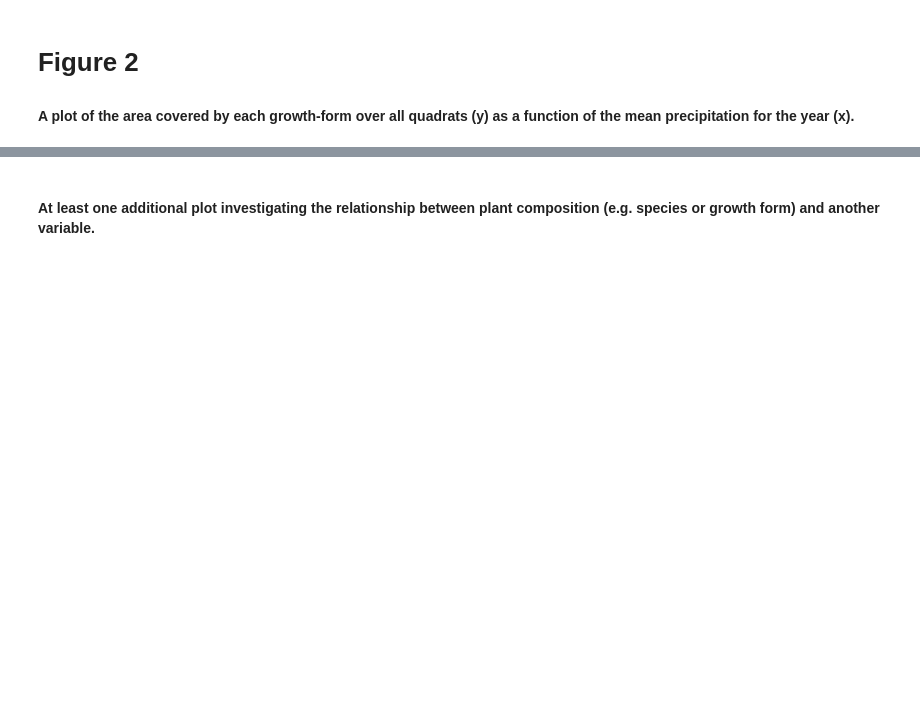
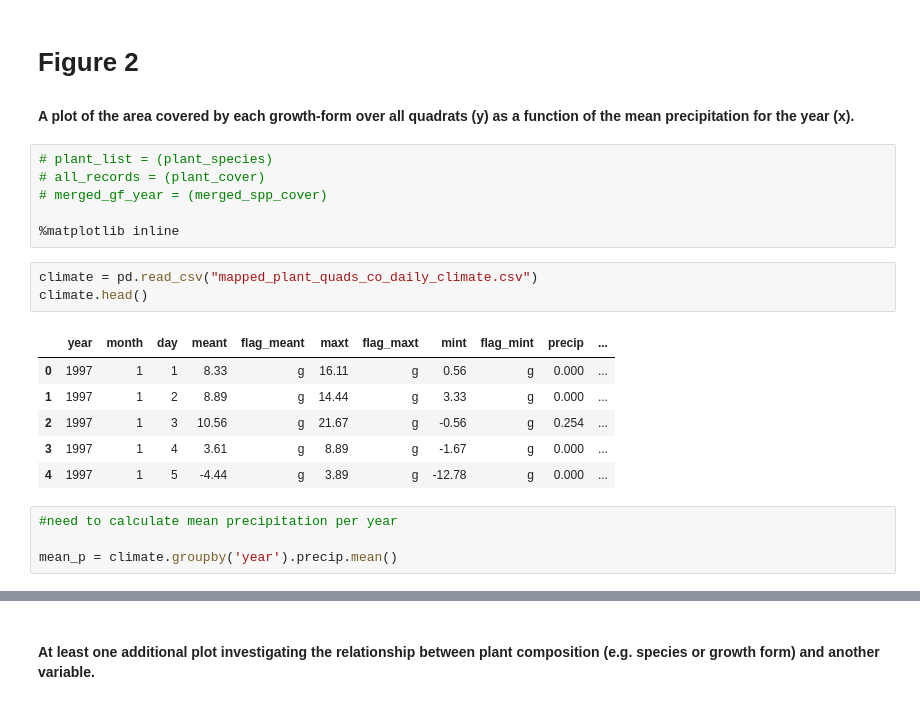
Before and after one commit to melissahoffman/Python_Data_Analysis, a Jupyter notebook: Python_Data_Analysis.ipynb, the cells around one changed output, grey strips where cells are left out. Saved outputs shown, nothing was run; the diff lists cells and outputs as text; blank space fills up the shorter version.

```diff
--- a/Python_Data_Analysis.ipynb
+++ b/Python_Data_Analysis.ipynb
@@ -112,3 +112,23 @@ species_year_plot.set_ylabel("Quadrat")
 # %% [markdown]
 # Figure 2
 #### A plot of the area covered by each growth-form over all quadrats (y) as a function of the mean precipitation for the year (x).
+# %%
+# plant_list = (plant_species)
+# all_records = (plant_cover)
+# merged_gf_year = (merged_spp_cover)
+
+%matplotlib inline
+# %%
+climate = pd.read_csv("mapped_plant_quads_co_daily_climate.csv")
+climate.head()
+# %% [output]
+|  | year | month | day | meant | flag_meant | maxt | flag_maxt | mint | flag_mint | precip | ... |
+| 0 | 1997 | 1 | 1 | 8.33 | g | 16.11 | g | 0.56 | g | 0.000 | ... |
+| 1 | 1997 | 1 | 2 | 8.89 | g | 14.44 | g | 3.33 | g | 0.000 | ... |
+| 2 | 1997 | 1 | 3 | 10.56 | g | 21.67 | g | -0.56 | g | 0.254 | ... |
+| 3 | 1997 | 1 | 4 | 3.61 | g | 8.89 | g | -1.67 | g | 0.000 | ... |
+| 4 | 1997 | 1 | 5 | -4.44 | g | 3.89 | g | -12.78 | g | 0.000 | ... |
+# %%
+#need to calculate mean precipitation per year
+
+mean_p = climate.groupby('year').precip.mean()
```
Also changed, not shown: parts of 5 cells of this notebook.
